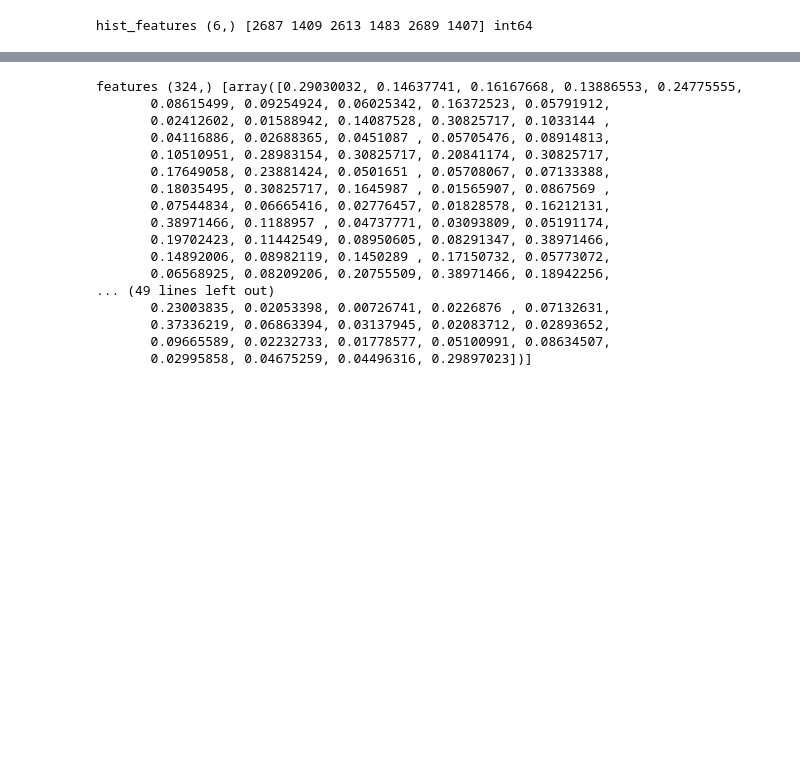
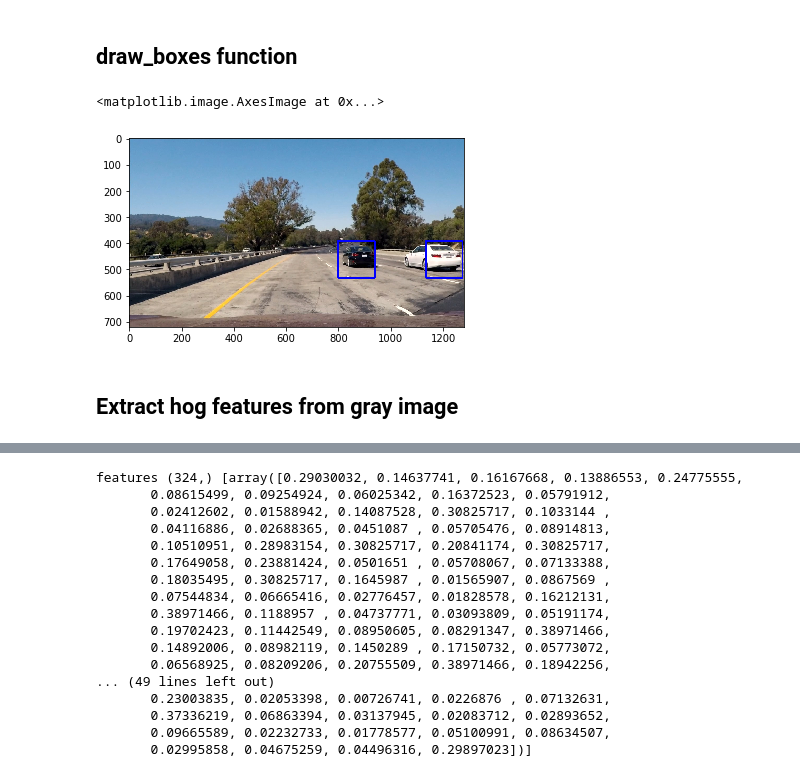
Before and after one commit to shohne/CarND-Vehicle-Detection-Tracking, a Jupyter notebook: P5.ipynb, the cells around one changed output, grey strips where cells are left out. Cells and saved outputs as stored; diff of their text form; code cells hidden in the pictures; blank space fills up the shorter version.

```diff
--- a/P5.ipynb
+++ b/P5.ipynb
@@ -44,2 +48,4 @@ if not os.path.isfile('data' + os.sep + 'non-vehicles' + os.sep + 'GTI' + os.sep
     zip_ref.close()
+# %% [markdown]
+## draw_boxes function
 # %%
@@ -61,7 +57,0 @@ def color_hist(image, nbins=2):
-# %%
-image = mpimg.imread('data/vehicles/GTI_MiddleClose/image0100.png')
-_, _, _, _, hist_features = color_hist(image)
-#print ('image', image)
-print ('hist_features', hist_features.shape, hist_features, hist_features.dtype)
-# %% [output]
-hist_features (6,) [2687 1409 2613 1483 2689 1407] int64
@@ -84,0 +58,12 @@ def bin_spatial(img, color_space='RGB', size=(4, 4)):
+# %%
+image = mpimg.imread('test_images/test1.jpg')
+box1 = ((798, 392), (938, 532))
+box2 = ((1134, 392), (1274, 532))
+image = draw_boxes(image, [box1, box2])
+fig = plt.figure()
+plt.imshow(image)
+# %% [output]
+<matplotlib.image.AxesImage at 0x...>
+[figure, added]
+# %% [markdown]
+## Extract hog features from gray image
```
Also changed, not shown: parts of 38 cells of this notebook, 17 other files.
